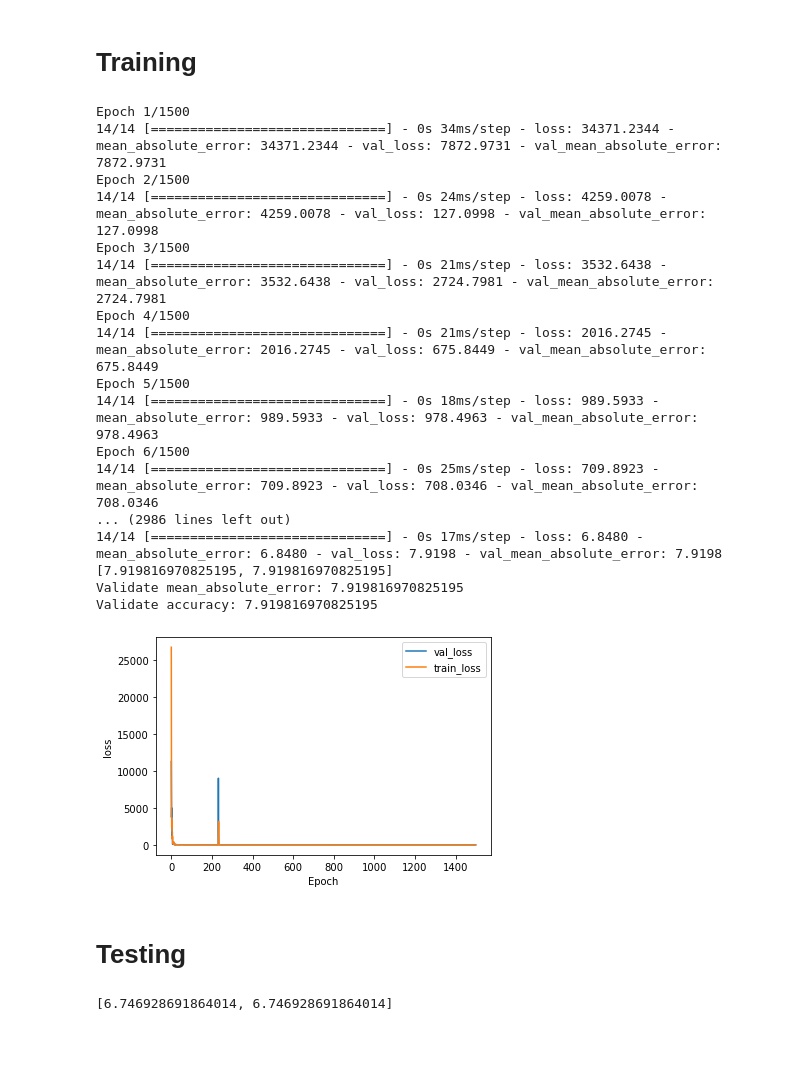
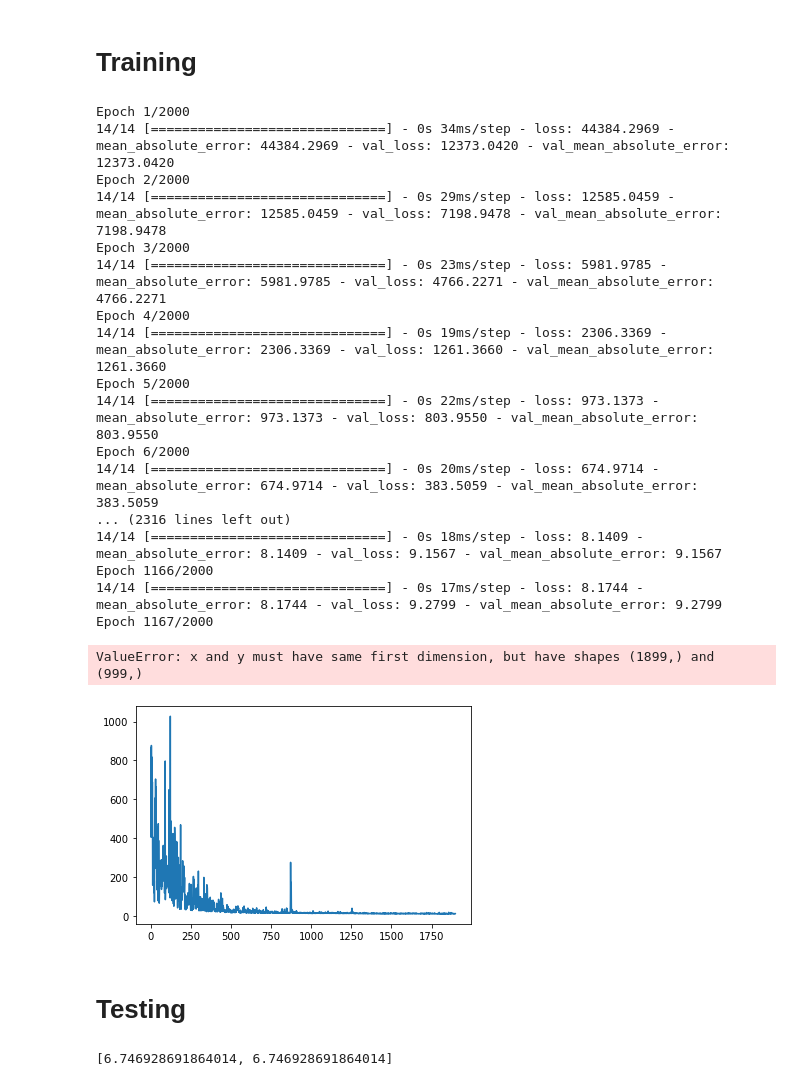
Before and after one commit to nickknapton12/BMEN415_Final_Project, a Jupyter notebook: Regression/Nick/NeuralNet.ipynb, the cells around one changed output. Cells and saved outputs as stored; diff of their text form; code cells hidden in the pictures; blank space fills up the shorter version.

```diff
--- a/Regression/Nick/NeuralNet.ipynb
+++ b/Regression/Nick/NeuralNet.ipynb
@@ -52,13 +53,14 @@ plt.show()
 model = keras.models.Sequential()
 
 model.add(keras.Input(shape=(138,)))
-model.add(layers.Dense(16, activation='relu'))
-model.add(layers.Dense(32, activation='relu'))
-#model.add(layers.Dense(278, activation='relu'))
-#model.add(layers.Dense(278, activation='relu'))
-#model.add(layers.Dense(278, activation='relu'))
-#model.add(layers.Dense(138, activation='relu'))
+model.add(layers.Dense(138, activation='relu'))
+model.add(layers.Dense(278, activation='relu'))
+model.add(layers.Dense(278, activation='relu'))
+model.add(layers.Dense(278, activation='relu'))
+model.add(layers.Dense(278, activation='relu'))
+model.add(layers.Dense(138, activation='relu'))
 model.add(layers.Dense(1, activation='linear'))
+
 
 model.compile(loss='mean_absolute_error', optimizer='adam', metrics=['mean_absolute_error'])
 model.summary()
@@ -88,7 +90,7 @@ X_train, X_rest, Y_train, Y_rest = train_test_split(data_features, data['Age'],
 # Spit out validate data, 15% (of total, 75% of X_rest), and test, 5% (of total, 25% of rest)
 X_validate, X_test, Y_validate, Y_test = train_test_split(X_rest, Y_rest, test_size=0.25, random_state=37)
 
-training = model.fit(X_train, Y_train, batch_size=256, verbose=1, epochs=1500, validation_data=(X_validate, Y_validate))
+training = model.fit(X_train, Y_train, batch_size=256, verbose=1, epochs=2000, validation_data=(X_validate, Y_validate))
 
 score = model.evaluate(X_validate, Y_validate, verbose=0, batch_size=32)
 
@@ -96,43 +98,49 @@ print(score)
 print("Validate mean_absolute_error:", score[0])
 print("Validate accuracy:", score[1])
 # %% [output]
-Epoch 1/1500
-14/14 [==============================] - 0s 34ms/step - loss: 34371.2344 - mean_absolute_error: 34371.2344 - val_loss: 7872.9731 - val_mean_absolute_error: 7872.9731
-Epoch 2/1500
-14/14 [==============================] - 0s 24ms/step - loss: 4259.0078 - mean_absolute_error: 4259.0078 - val_loss: 127.0998 - val_mean_absolute_error: 127.0998
-Epoch 3/1500
-14/14 [==============================] - 0s 21ms/step - loss: 3532.6438 - mean_absolute_error: 3532.6438 - val_loss: 2724.7981 - val_mean_absolute_error: 2724.7981
-Epoch 4/1500
-14/14 [==============================] - 0s 21ms/step - loss: 2016.2745 - mean_absolute_error: 2016.2745 - val_loss: 675.8449 - val_mean_absolute_error: 675.8449
-Epoch 5/1500
-14/14 [==============================] - 0s 18ms/step - loss: 989.5933 - mean_absolute_error: 989.5933 - val_loss: 978.4963 - val_mean_absolute_error: 978.4963
-Epoch 6/1500
-14/14 [==============================] - 0s 25ms/step - loss: 709.8923 - mean_absolute_error: 709.8923 - val_loss: 708.0346 - val_mean_absolute_error: 708.0346
-... (2986 lines left out)
-14/14 [==============================] - 0s 17ms/step - loss: 6.8480 - mean_absolute_error: 6.8480 - val_loss: 7.9198 - val_mean_absolute_error: 7.9198
-[7.919816970825195, 7.919816970825195]
-Validate mean_absolute_error: 7.919816970825195
-Validate accuracy: 7.919816970825195
+Epoch 1/2000
+14/14 [==============================] - 0s 34ms/step - loss: 44384.2969 - mean_absolute_error: 44384.2969 - val_loss: 12373.0420 - val_mean_absolute_error: 12373.0420
+Epoch 2/2000
+14/14 [==============================] - 0s 29ms/step - loss: 12585.0459 - mean_absolute_error: 12585.0459 - val_loss: 7198.9478 - val_mean_absolute_error: 7198.9478
+Epoch 3/2000
+14/14 [==============================] - 0s 23ms/step - loss: 5981.9785 - mean_absolute_error: 5981.9785 - val_loss: 4766.2271 - val_mean_absolute_error: 4766.2271
+Epoch 4/2000
+14/14 [==============================] - 0s 19ms/step - loss: 2306.3369 - mean_absolute_error: 2306.3369 - val_loss: 1261.3660 - val_mean_absolute_error: 1261.3660
+Epoch 5/2000
+14/14 [==============================] - 0s 22ms/step - loss: 973.1373 - mean_absolute_error: 973.1373 - val_loss: 803.9550 - val_mean_absolute_error: 803.9550
+Epoch 6/2000
+14/14 [==============================] - 0s 20ms/step - loss: 674.9714 - mean_absolute_error: 674.9714 - val_loss: 383.5059 - val_mean_absolute_error: 383.5059
+... (2316 lines left out)
+14/14 [==============================] - 0s 18ms/step - loss: 8.1409 - mean_absolute_error: 8.1409 - val_loss: 9.1567 - val_mean_absolute_error: 9.1567
+Epoch 1166/2000
+14/14 [==============================] - 0s 17ms/step - loss: 8.1744 - mean_absolute_error: 8.1744 - val_loss: 9.2799 - val_mean_absolute_error: 9.2799
+Epoch 1167/2000
 # %%
 Y_pred_validate = model.predict(X_validate)
 
-x = list(range(1500))
+x = list(range(1899))
 vy = training.history['val_loss']
 ty = training.history['loss']
 
-plt.plot( x, vy, label='val_loss')
-plt.plot( x, ty, label='train_loss')
+plt.plot( x, vy[100:-1], label='val_loss')
+plt.plot( x, ty[1000:-1], label='train_loss')
 plt.legend()
 plt.xlabel('Epoch')
 plt.ylabel('loss')
 plt.show()
 # %% [output]
+ValueError: x and y must have same first dimension, but have shapes (1899,) and (999,)
-[figure, old version]
+[figure, new version]
 # %% [markdown]
 # Testing
-# %%
-score = model.evaluate(X_validate, Y_validate, verbose=0, batch_size=32)
-
-print(score)
-# %% [output]
-[6.746928691864014, 6.746928691864014]
+# %%
+score = model.evaluate(X_validate, Y_validate, verbose=0, batch_size=32)
+
+print("Explained variance: " + str(metrics.explained_variance_score(Y_test, Y_pred)))
+print("Max Error: " + str(metrics.max_error(Y_test, Y_pred)))
+print("Mean absolute error: " + str(metrics.mean_absolute_error(Y_test, Y_pred)))
+print("Mean squared error: " + str(metrics.mean_squared_error(Y_test, Y_pred)))
+print("Root Mean squared error: " + str(metrics.mean_squared_error(Y_test, Y_pred, squared=False)))
+print("R2: " + str(metrics.r2_score(Y_test, Y_pred)))
+# %% [output]
+[6.746928691864014, 6.746928691864014]
```
Also changed, not shown: parts of 2 cells of this notebook, 5 other files.
